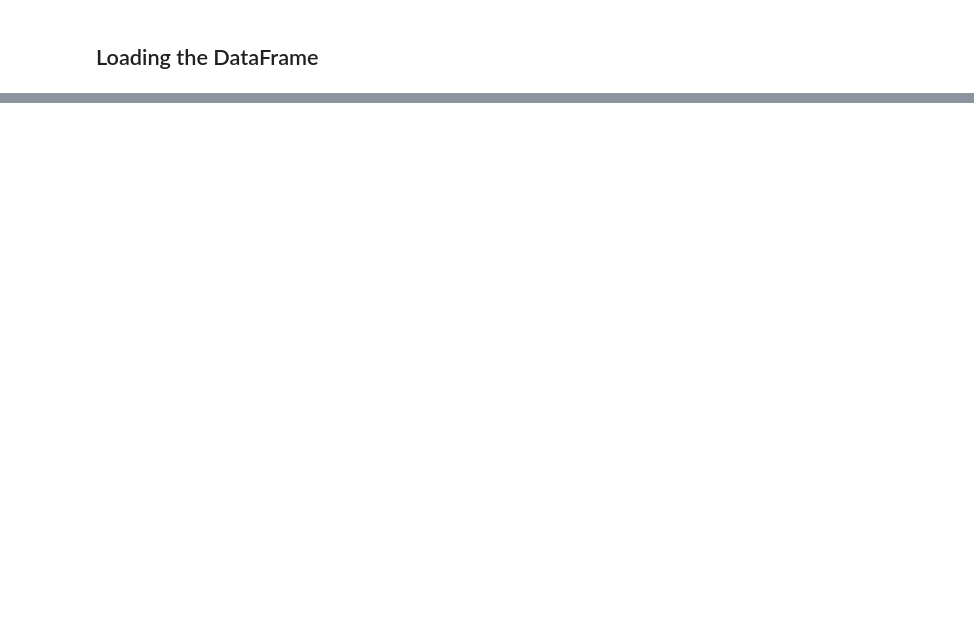
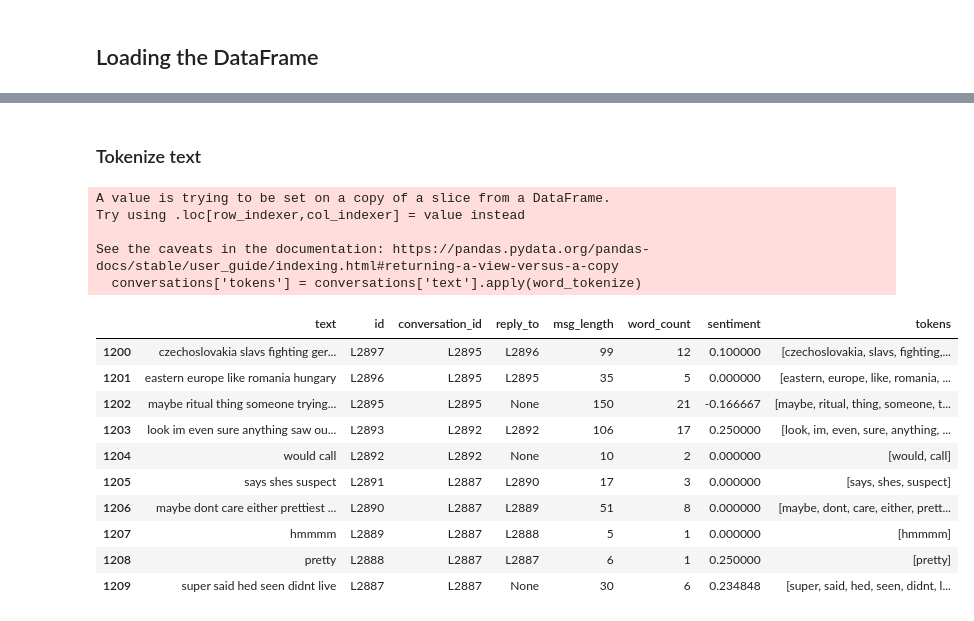
Before and after one commit to Tomas4python/chatbot, a Jupyter notebook: 01_preprocess_dataset.ipynb, the cells around one changed output, grey strips where cells are left out. Saved outputs shown, nothing was run; the diff lists cells and outputs as text; code cells hidden in the pictures; blank space fills up the shorter version.

Commit message:
Conversations preprocessed until lemmatization

```diff
--- a/01_preprocess_dataset.ipynb
+++ b/01_preprocess_dataset.ipynb
@@ -241,0 +425,6 @@ df_loaded_parquet.head()
+# %%
+import string
+conversations.loc[:, 'text'] = conversations['text'].apply(lambda x: x.translate(str.maketrans('', '', string.punctuation)))
+long_messages = conversations[conversations['msg_length'] > 300]
+sampled_text = long_messages.sample(1)['text'].iloc[0]
+print(sampled_text)
@@ -241,0 +435,8 @@ df_loaded_parquet.head()
+# %%
+from nltk.corpus import stopwords
+nltk.download('stopwords')
+stop_words = set(stopwords.words('english'))
+conversations.loc[:, 'text'] = conversations['text'].apply(lambda x: ' '.join([word for word in x.split() if word not in stop_words]))
+long_messages = conversations[conversations['msg_length'] > 300]
+sampled_text = long_messages.sample(1)['text'].iloc[0]
+print(sampled_text)
@@ -241,0 +450,22 @@ df_loaded_parquet.head()
+# %%
+# Basic statistics
+conversations.loc[:, 'msg_length'] = conversations['text'].apply(len)
+conversations.loc[:, 'word_count'] = conversations['text'].apply(lambda x: len(word_tokenize(x)))
+
+
+print("Average message length (characters):", np.mean(conversations['msg_length']))
+print("Average message length (words):", np.mean(conversations['word_count']))
+print("Min message length (characters):", np.min(conversations['msg_length']))
+print("Max message length (characters):", np.max(conversations['msg_length']))
+print("Standard deviation (characters):", np.std(conversations['msg_length']))
+
+# Word frequency analysis
+all_words = ' '.join(conversations['text']).lower()
+words = word_tokenize(all_words)
+freq_dist = FreqDist(words)
+print("Most common words:", freq_dist.most_common(50))
+
+# Sentiment analysis
+conversations.loc[:, 'sentiment'] = conversations['text'].apply(lambda x: TextBlob(x).sentiment.polarity)
+print("Average sentiment (polarity):", np.mean(conversations['sentiment']))
+print("Sentiment distribution:", conversations['sentiment'].describe())
@@ -241,0 +489,24 @@ df_loaded_parquet.head()
+# %% [markdown]
+### Tokenize text
+# %%
+conversations.loc[:, 'tokens'] = conversations['text'].apply(word_tokenize)
+# %% [output]
+A value is trying to be set on a copy of a slice from a DataFrame.
+Try using .loc[row_indexer,col_indexer] = value instead
+
+See the caveats in the documentation: https://pandas.pydata.org/pandas-docs/stable/user_guide/indexing.html#returning-a-view-versus-a-copy
+  conversations['tokens'] = conversations['text'].apply(word_tokenize)
+# %%
+conversations[1200: 1210]
+# %% [output]
+|  | text | id | conversation_id | reply_to | msg_length | word_count | sentiment | tokens |
+| 1200 | czechoslovakia slavs fighting ger... | L2897 | L2895 | L2896 | 99 | 12 | 0.100000 | [czechoslovakia, slavs, fighting,... |
+| 1201 | eastern europe like romania hungary | L2896 | L2895 | L2895 | 35 | 5 | 0.000000 | [eastern, europe, like, romania, ... |
+| 1202 | maybe ritual thing someone trying... | L2895 | L2895 | None | 150 | 21 | -0.166667 | [maybe, ritual, thing, someone, t... |
+| 1203 | look im even sure anything saw ou... | L2893 | L2892 | L2892 | 106 | 17 | 0.250000 | [look, im, even, sure, anything, ... |
+| 1204 | would call | L2892 | L2892 | None | 10 | 2 | 0.000000 | [would, call] |
+| 1205 | says shes suspect | L2891 | L2887 | L2890 | 17 | 3 | 0.000000 | [says, shes, suspect] |
+| 1206 | maybe dont care either prettiest ... | L2890 | L2887 | L2889 | 51 | 8 | 0.000000 | [maybe, dont, care, either, prett... |
+| 1207 | hmmmm | L2889 | L2887 | L2888 | 5 | 1 | 0.000000 | [hmmmm] |
+| 1208 | pretty | L2888 | L2887 | L2887 | 6 | 1 | 0.250000 | [pretty] |
+| 1209 | super said hed seen didnt live | L2887 | L2887 | None | 30 | 6 | 0.234848 | [super, said, hed, seen, didnt, l... |
```
Also changed, not shown: parts of 35 cells of this notebook.
